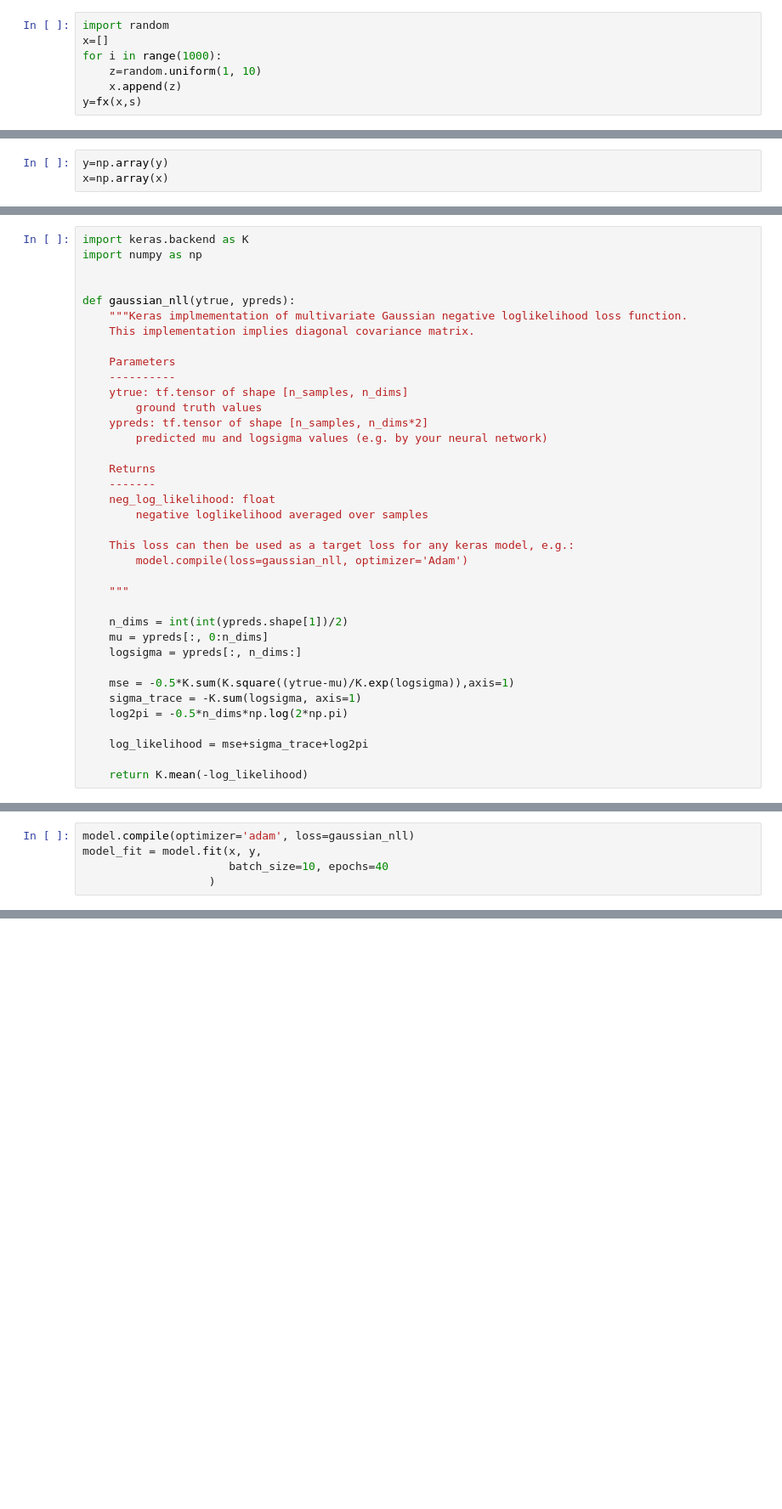
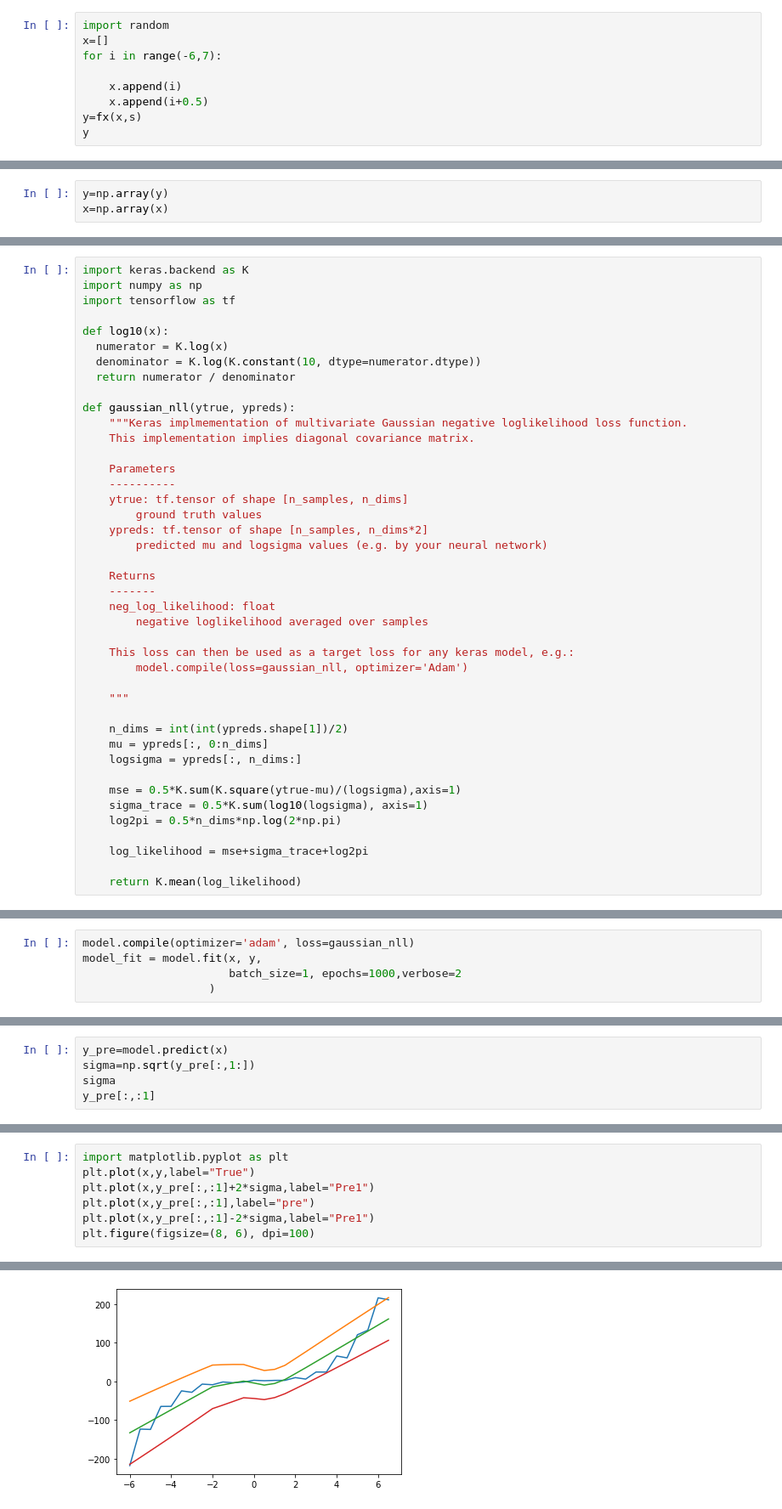
Before and after one commit to Misak233/MCS, a Jupyter notebook: Gaussian_example .ipynb, the cells around one changed output, grey strips where cells are left out. Shown at 85% size. Saved outputs shown, nothing was run; the diff lists cells and outputs as text; blank space fills up the shorter version.

```diff
--- a/Gaussian_example .ipynb
+++ b/Gaussian_example .ipynb
@@ -17,7 +18,9 @@ def fx(x,e):
 # %%
 import random
 x=[]
-for i in range(1000):
-    z=random.uniform(1, 10)
-    x.append(z)
+for i in range(-6,7):
+
+    x.append(i)
+    x.append(i+0.5)
 y=fx(x,s)
+y
@@ -44,7 +65,12 @@ model = Model(inputs=inputs, outputs=regression_output)
 # %%
 import keras.backend as K
 import numpy as np
+import tensorflow as tf
 
+def log10(x):
+  numerator = K.log(x)
+  denominator = K.log(K.constant(10, dtype=numerator.dtype))
+  return numerator / denominator
 
 def gaussian_nll(ytrue, ypreds):
     """Keras implmementation of multivariate Gaussian negative loglikelihood loss function.
@@ -71,10 +97,10 @@ def gaussian_nll(ytrue, ypreds):
     mu = ypreds[:, 0:n_dims]
     logsigma = ypreds[:, n_dims:]
 
-    mse = -0.5*K.sum(K.square((ytrue-mu)/K.exp(logsigma)),axis=1)
-    sigma_trace = -K.sum(logsigma, axis=1)
-    log2pi = -0.5*n_dims*np.log(2*np.pi)
+    mse = 0.5*K.sum(K.square(ytrue-mu)/(logsigma),axis=1)
+    sigma_trace = 0.5*K.sum(log10(logsigma), axis=1)
+    log2pi = 0.5*n_dims*np.log(2*np.pi)
 
     log_likelihood = mse+sigma_trace+log2pi
 
-    return K.mean(-log_likelihood)
+    return K.mean(log_likelihood)
@@ -83,6 +107,6 @@ Using TensorFlow backend.
 # %%
 model.compile(optimizer='adam', loss=gaussian_nll)
 model_fit = model.fit(x, y,
-                      batch_size=10, epochs=40
+                      batch_size=1, epochs=1000,verbose=2
                    )
 # %% [output]
@@ -115,0 +130,5 @@ array([[46.958523 ,  7.2199183],
+# %%
+y_pre=model.predict(x)
+sigma=np.sqrt(y_pre[:,1:])
+sigma
+y_pre[:,:1]
@@ -115,0 +153,8 @@ array([[46.958523 ,  7.2199183],
+# %%
+import matplotlib.pyplot as plt
+plt.plot(x,y,label="True")
+plt.plot(x,y_pre[:,:1]+2*sigma,label="Pre1")
+plt.plot(x,y_pre[:,:1],label="pre")
+plt.plot(x,y_pre[:,:1]-2*sigma,label="Pre1")
+plt.figure(figsize=(8, 6), dpi=100)
+# %% [output]
@@ -115,0 +162 @@ array([[46.958523 ,  7.2199183],
+[figure, added]
```
Also changed, not shown: parts of 8 cells of this notebook, 1 other file.
